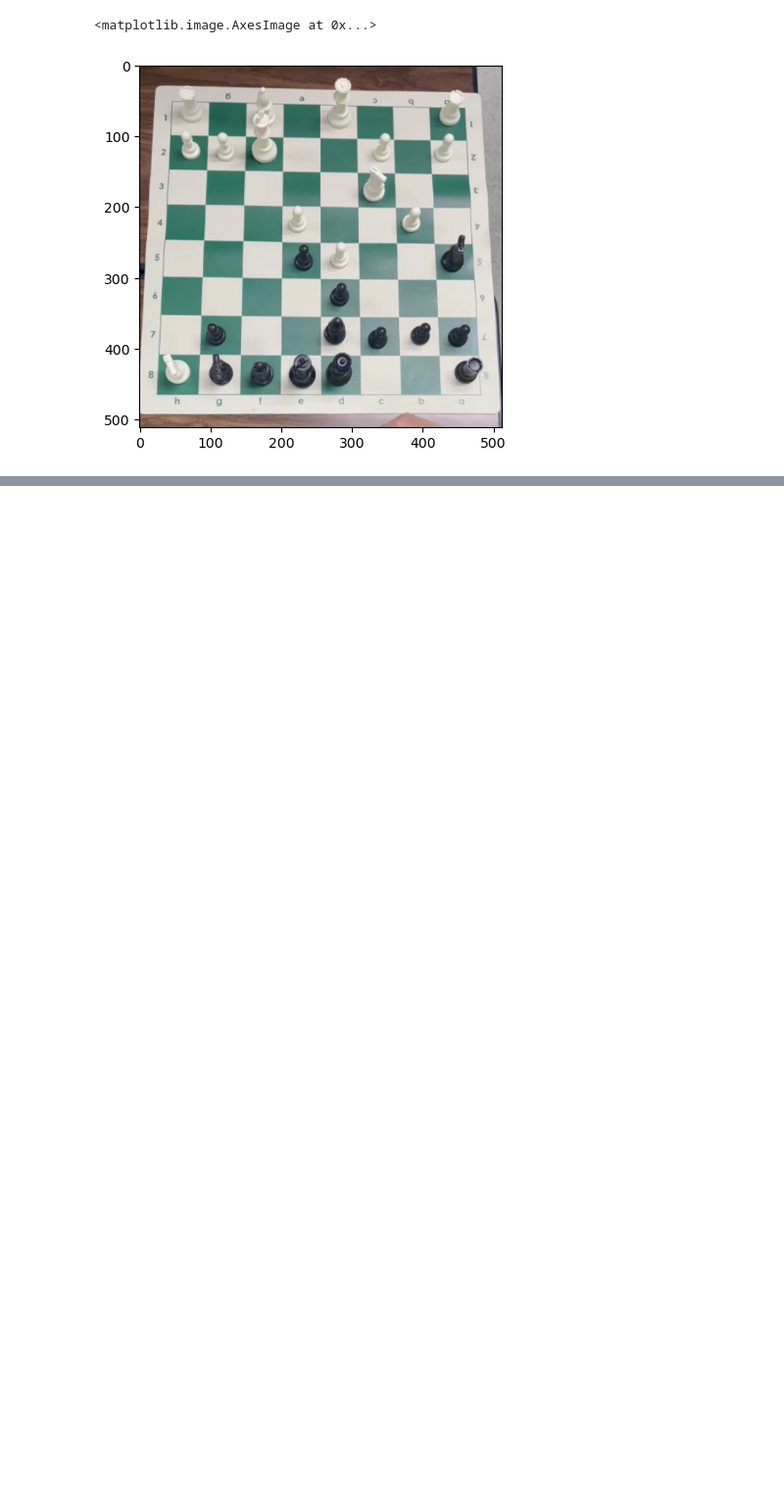
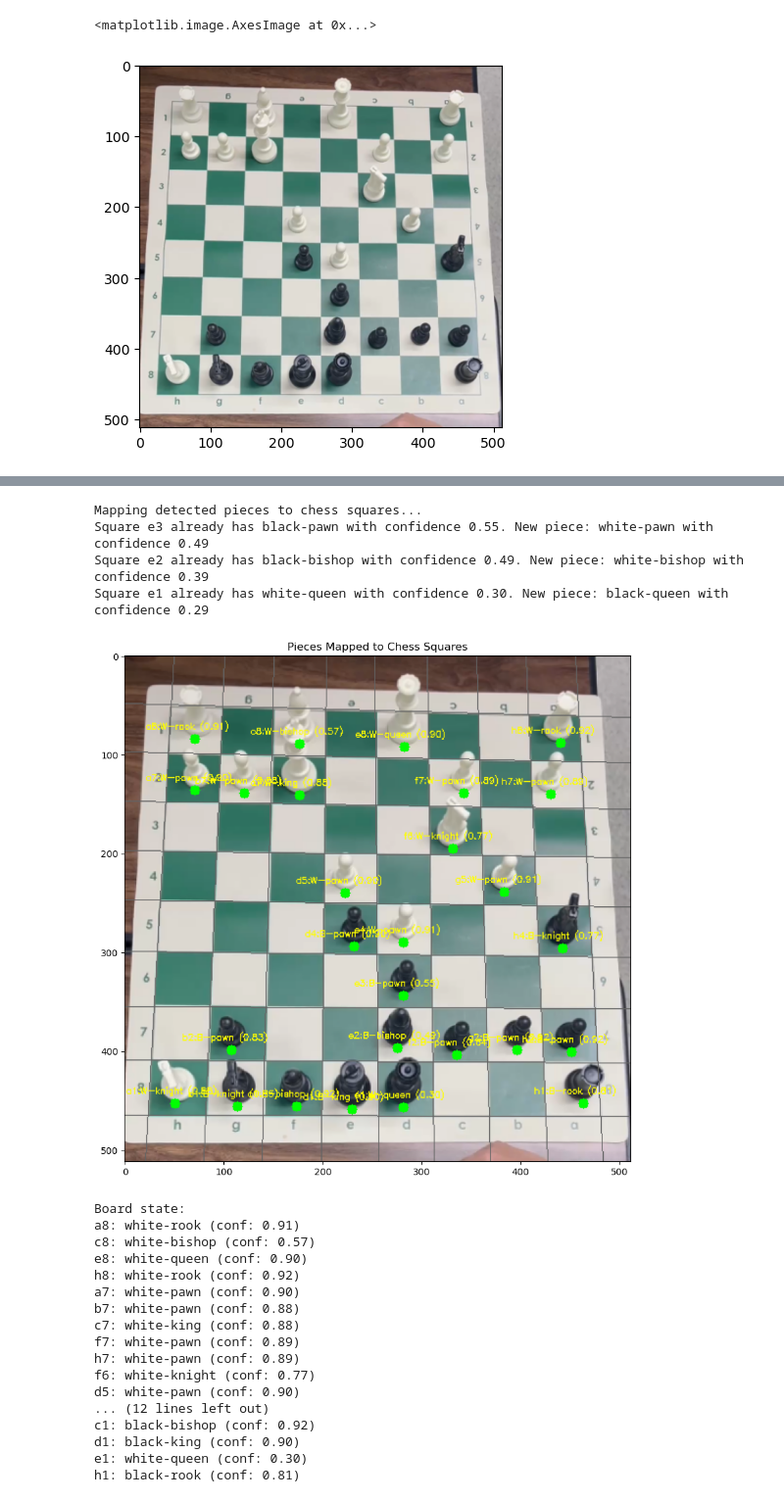
Before and after one commit to JJAnawat/Chess2PGN, a Jupyter notebook: notebooks/test.ipynb, the cells around one changed output, grey strips where cells are left out. Shown at 98% size. Drawn from its saved outputs; the diff is of its cells as text; code cells hidden in the pictures; blank space fills up the shorter version.

```diff
--- a/notebooks/test.ipynb
+++ b/notebooks/test.ipynb
@@ -279,0 +480,6 @@ Group 2 spacing:
+# %%
+from ultralytics import YOLO
+
+model = YOLO("/home/anawat/JJ/Chula/Chess2PGN/weights/chess-piece/best(4).pt")
+
+results = model(img)
@@ -279,0 +504,74 @@ Group 2 spacing:
+# %%
+# Map pieces to grid
+print("Mapping detected pieces to chess squares...")
+board_state = map_pieces_to_grid(results, cell_centers)
+
+# Visualize result
+canvas = img.copy()
+
+# Draw grid
+for i in sorted_g1:
+    rho, theta = unique_lines[i]
+    a, b = np.cos(theta), np.sin(theta)
+    x0, y0 = a * rho, b * rho
+    x1, y1 = int(x0 + 1000 * (-b)), int(y0 + 1000 * a)
+    x2, y2 = int(x0 - 1000 * (-b)), int(y0 - 1000 * a)
+    cv2.line(canvas, (x1, y1), (x2, y2), (100, 100, 100), 1)
+
+for i in sorted_g2:
+    rho, theta = unique_lines[i]
+    a, b = np.cos(theta), np.sin(theta)
+    x0, y0 = a * rho, b * rho
+    x1, y1 = int(x0 + 1000 * (-b)), int(y0 + 1000 * a)
+    x2, y2 = int(x0 - 1000 * (-b)), int(y0 - 1000 * a)
+    cv2.line(canvas, (x1, y1), (x2, y2), (100, 100, 100), 1)
+
+# Draw pieces with labels
+for square, piece_data in board_state.items():
+    if piece_data is not None:
+        x, y = piece_data['position']
+        piece_name = piece_data['piece']
+        color = 'White' if piece_name[0].lower() == 'w' else 'Black'
+        conf = piece_data['confidence']
+
+        cv2.circle(canvas, (int(x), int(y)), 5, (0, 255, 0), -1)
+        label = f"{square}:{color[0]+piece_name[5:]} ({conf:.2f})"
+        cv2.putText(canvas, label, (int(x)-50, int(y)-10),
+                    cv2.FONT_HERSHEY_SIMPLEX, 0.3, (255, 255, 0), 1)
+
+plt.figure(figsize=(10, 10))
+plt.imshow(canvas)
+plt.title('Pieces Mapped to Chess Squares')
+plt.show()
+
+# Print board state
+print("\nBoard state:")
+for rank in '87654321':
+    for file in 'abcdefgh':
+        square = file + rank
+        piece = board_state[square]
+        if piece:
+            print(f"{square}: {piece['piece']} (conf: {piece['confidence']:.2f})")
+# %% [output]
+Mapping detected pieces to chess squares...
+Square e3 already has black-pawn with confidence 0.55. New piece: white-pawn with confidence 0.49
+Square e2 already has black-bishop with confidence 0.49. New piece: white-bishop with confidence 0.39
+Square e1 already has white-queen with confidence 0.30. New piece: black-queen with confidence 0.29
+[figure, added]
+Board state:
+a8: white-rook (conf: 0.91)
+c8: white-bishop (conf: 0.57)
+e8: white-queen (conf: 0.90)
+h8: white-rook (conf: 0.92)
+a7: white-pawn (conf: 0.90)
+b7: white-pawn (conf: 0.88)
+c7: white-king (conf: 0.88)
+f7: white-pawn (conf: 0.89)
+h7: white-pawn (conf: 0.89)
+f6: white-knight (conf: 0.77)
+d5: white-pawn (conf: 0.90)
+... (12 lines left out)
+c1: black-bishop (conf: 0.92)
+d1: black-king (conf: 0.90)
+e1: white-queen (conf: 0.30)
+h1: black-rook (conf: 0.81)
```
Also changed, not shown: parts of 8 cells of this notebook, 4 other files.
